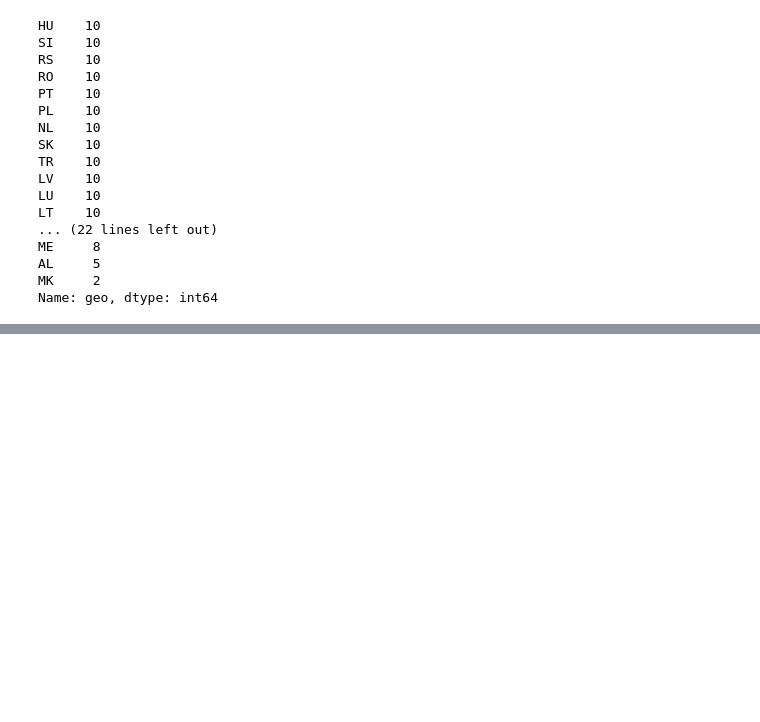
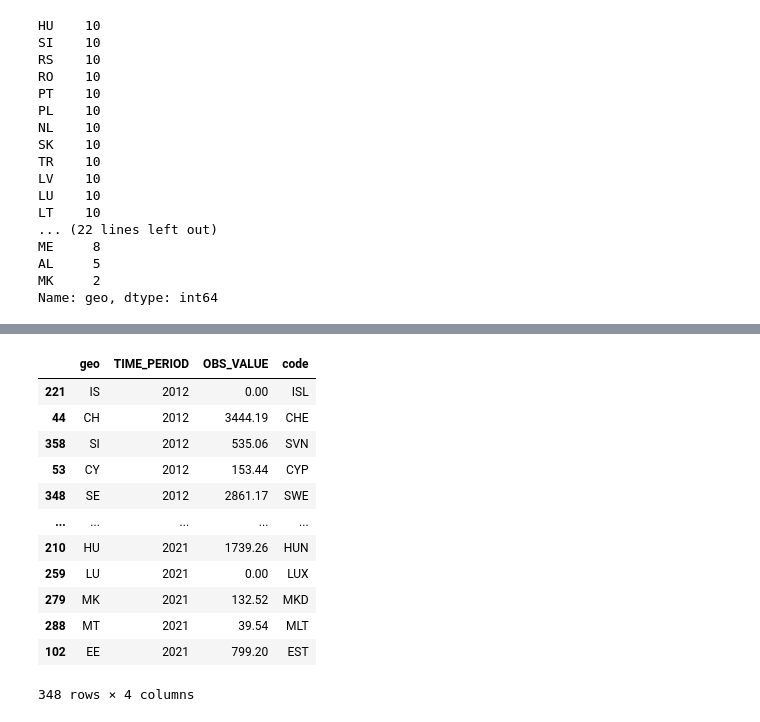
Before and after one commit to sba22169/MSC_DA_CA2, a Jupyter notebook: AD_MSC_CA2.ipynb, the cells around one changed output, grey strips where cells are left out. Saved outputs shown, nothing was run; the diff lists cells and outputs as text; code cells hidden in the pictures; blank space fills up the shorter version.

Commit message:
Working on graphing info
Milk production by country

```diff
--- a/AD_MSC_CA2.ipynb
+++ b/AD_MSC_CA2.ipynb
@@ -225,6 +225,3 @@ Data columns (total 3 columns):
  2   OBS_VALUE    373 non-null    float64
 dtypes: float64(1), int64(1), object(1)
 memory usage: 9.4+ KB
-# %%
-eudf['geo'] = eudf['geo'].astype(str)
-eudf.info()
@@ -323,0 +343,5 @@ eudf[eudf.isna().any(axis=1)]
+# %%
+eudf['OBS_VALUE'] = eudf['OBS_VALUE'].fillna(0)
+# %%
+cc = pd.read_csv('country_codes.tsv',sep='\t')
+cc.head()
@@ -323,0 +355,4 @@ eudf[eudf.isna().any(axis=1)]
+# %%
+mapping = dict(cc[['Alpha-2 code', 'Alpha-3 code']].values)
+eudf['code'] = eudf.geo.map(mapping)
+eudf.head()
@@ -323,0 +366,22 @@ eudf[eudf.isna().any(axis=1)]
+# %%
+eudf.sort_values(by='TIME_PERIOD')
+#eudf['TIME_PERIOD'] = pd.to_datetime(eudf['TIME_PERIOD'])
+#eudf = eudf.sort_values('TIME_PERIOD', ascending=True)
+#eudf['TIME_PERIOD'] = eudf['TIME_PERIOD'].dt.strftime('%m-%d-%Y')
+#eudf.head()
+#eudf['TIME_PERIOD'] = pd.to_datetime(eudf['TIME_PERIOD'], errors='coerce').astype(str)
+#eudf['TIME_PERIOD'] = pd.to_datetime(eudf['TIME_PERIOD']).dt.year
+# %% [output]
+|  | geo | TIME_PERIOD | OBS_VALUE | code |
+| 221 | IS | 2012 | 0.00 | ISL |
+| 44 | CH | 2012 | 3444.19 | CHE |
+| 358 | SI | 2012 | 535.06 | SVN |
+| 53 | CY | 2012 | 153.44 | CYP |
+| 348 | SE | 2012 | 2861.17 | SWE |
+| ... | ... | ... | ... | ... |
+| 210 | HU | 2021 | 1739.26 | HUN |
+| 259 | LU | 2021 | 0.00 | LUX |
+| 279 | MK | 2021 | 132.52 | MKD |
+| 288 | MT | 2021 | 39.54 | MLT |
+| 102 | EE | 2021 | 799.20 | EST |
+348 rows × 4 columns
```
Also changed, not shown: parts of 17 cells of this notebook, 1 other file.
